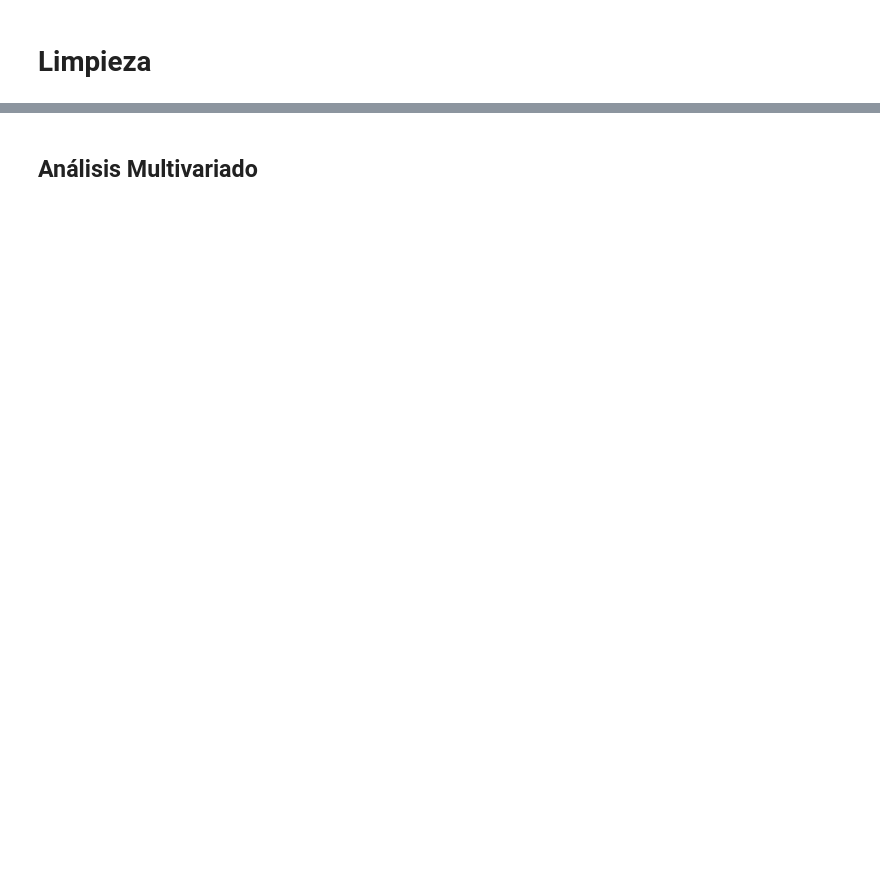
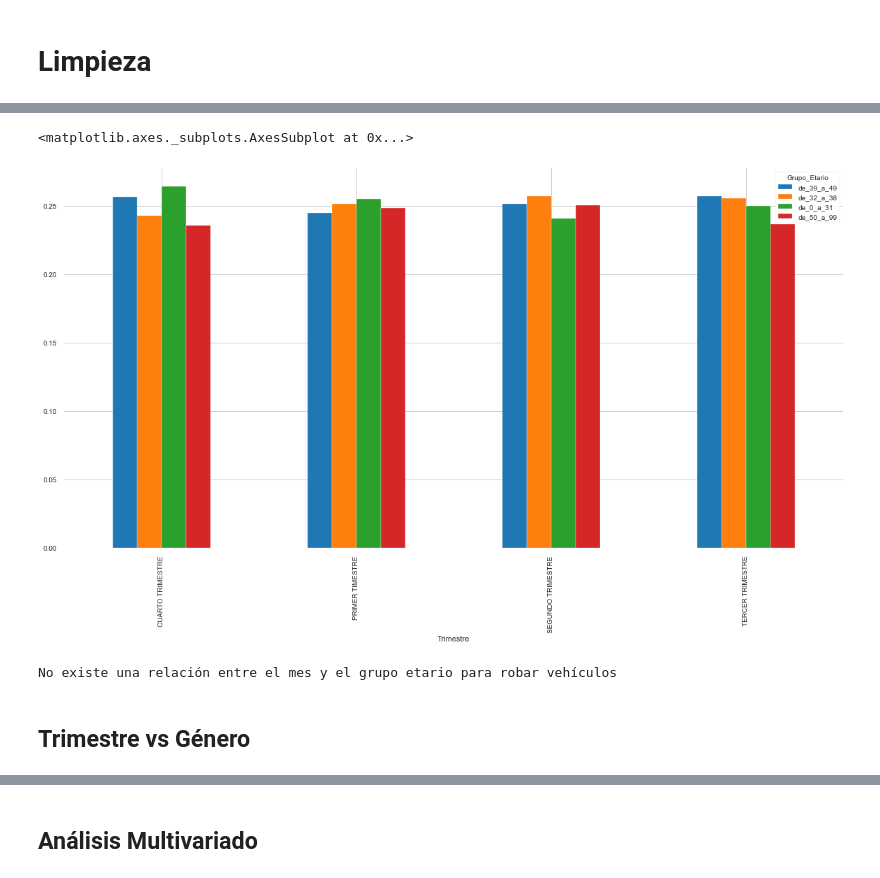
Before and after one commit to omalagon/cda-hurtos-colombia, a Jupyter notebook: Hurtos.ipynb, the cells around one changed output, grey strips where cells are left out. Drawn from its saved outputs; the diff is of its cells as text; code cells hidden in the pictures; blank space fills up the shorter version.

```diff
--- a/Hurtos.ipynb
+++ b/Hurtos.ipynb
@@ -301,0 +250,22 @@ df_hurtos_mes_hora = df_hurtos_mes_marca_c.sort_values("All", ascending=False).h
+# %%
+df_hurtos_mes_getario_c = pd.crosstab(index=df_hurtos["Trimestre"],columns=df_hurtos["Grupo_Etario"],margins=True)
+df_hurtos_mes_getario_c_ = df_hurtos_mes_getario_c.T.sort_values("All", ascending=False).iloc[:10].T
+df_hurtos_mes_getario_c_ = df_hurtos_mes_getario_c_.div(df_hurtos_mes_getario_c_["All"],axis=0)
+df_hurtos_mes_getario_c_ = df_hurtos_mes_getario_c_.drop(["All"],axis=1).drop(["All"],axis=0)
+# %%
+df_hurtos_mes_getario_c_.plot(kind='bar',figsize=(20,10),legend=True)
+# %% [output]
+<matplotlib.axes._subplots.AxesSubplot at 0x...>
+[figure, added]
+# %%
+chi2, p, dof, ex =chi2_contingency(df_hurtos_mes_getario)
+
+if (p < 0.05) :
+    print('Existe una relación entre el mes y el grupo etario para robar vehículos')
+    print(p)
+else :
+    print('No existe una relación entre el mes y el grupo etario para robar vehículos')
+# %% [output]
+No existe una relación entre el mes y el grupo etario para robar vehículos
+# %% [markdown]
+## Trimestre vs Género
```
Also changed, not shown: parts of 70 cells of this notebook, 1 other file.
